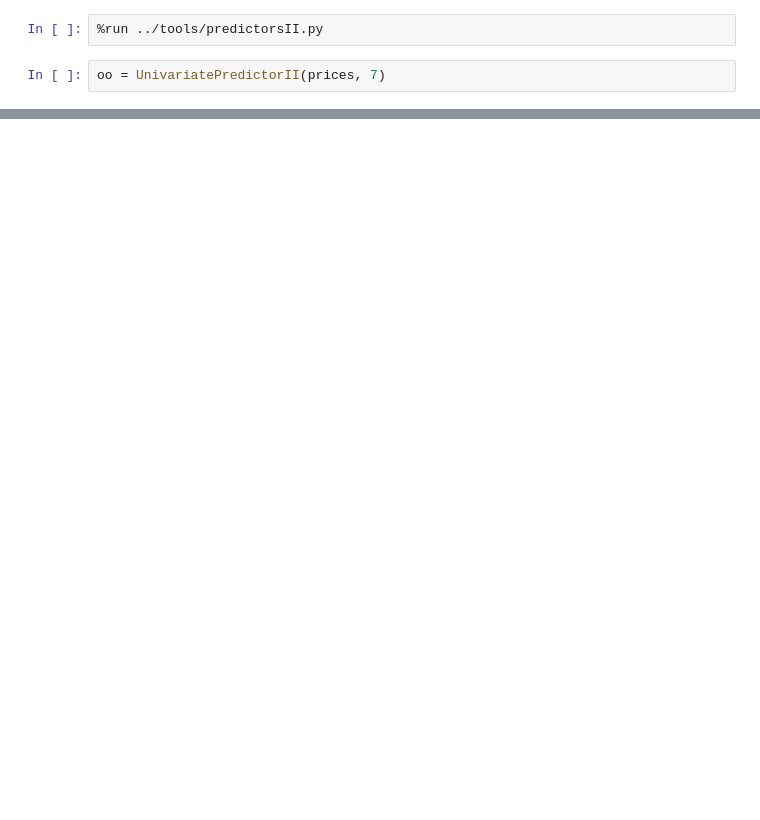
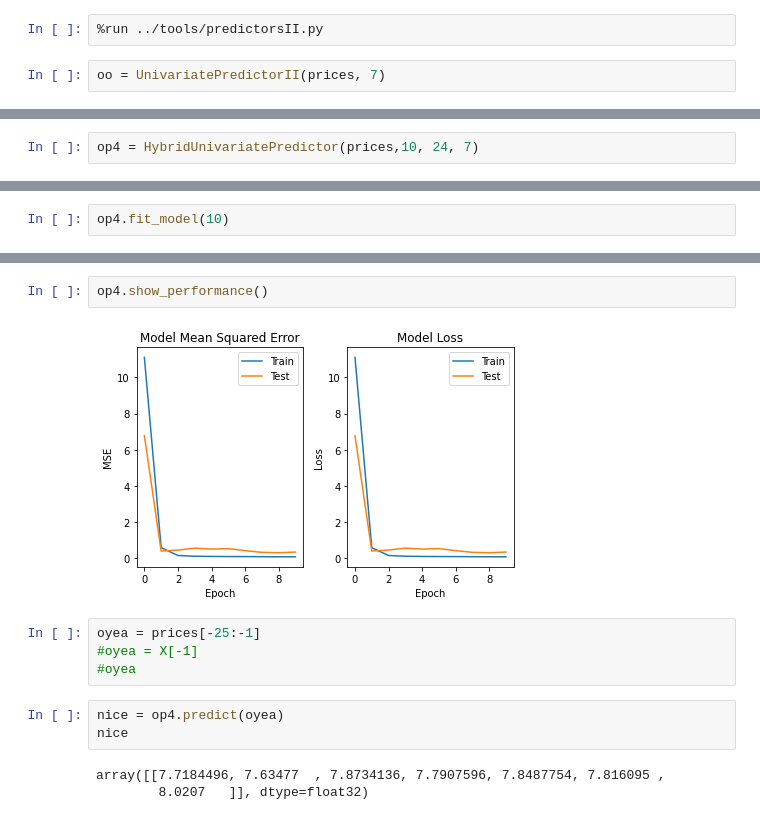
Before and after one commit to maxmekiska/arguing_predictors, a Jupyter notebook: notebooks/TestingEnviornment.ipynb, the cells around one changed output, grey strips where cells are left out. Drawn from its saved outputs; the diff is of its cells as text; blank space fills up the shorter version.

Commit message:
added hybrid model cnn-lstm

```diff
--- a/notebooks/TestingEnviornment.ipynb
+++ b/notebooks/TestingEnviornment.ipynb
@@ -390,0 +182,2 @@ Name: yhat, dtype: float64
+# %%
+op4 = HybridUnivariatePredictor(prices,10, 24, 7)
@@ -390,0 +188,2 @@ Name: yhat, dtype: float64
+# %%
+op4.fit_model(10)
@@ -390,0 +212,14 @@ Name: yhat, dtype: float64
+# %%
+op4.show_performance()
+# %% [output]
+[figure, added]
+# %%
+oyea = prices[-25:-1]
+#oyea = X[-1]
+#oyea
+# %%
+nice = op4.predict(oyea)
+nice
+# %% [output]
+array([[7.7184496, 7.63477  , 7.8734136, 7.7907596, 7.8487754, 7.816095 ,
+        8.0207   ]], dtype=float32)
```
Also changed, not shown: parts of 33 cells of this notebook, 1 other file.
